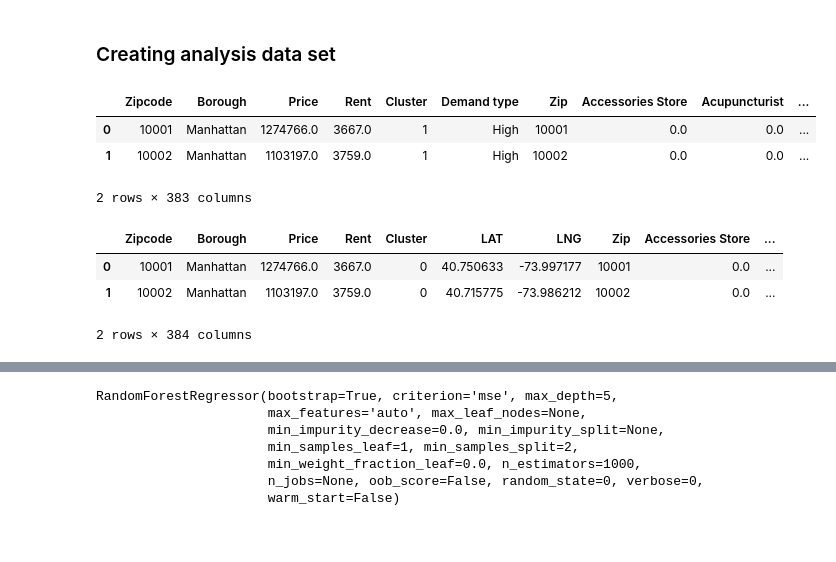
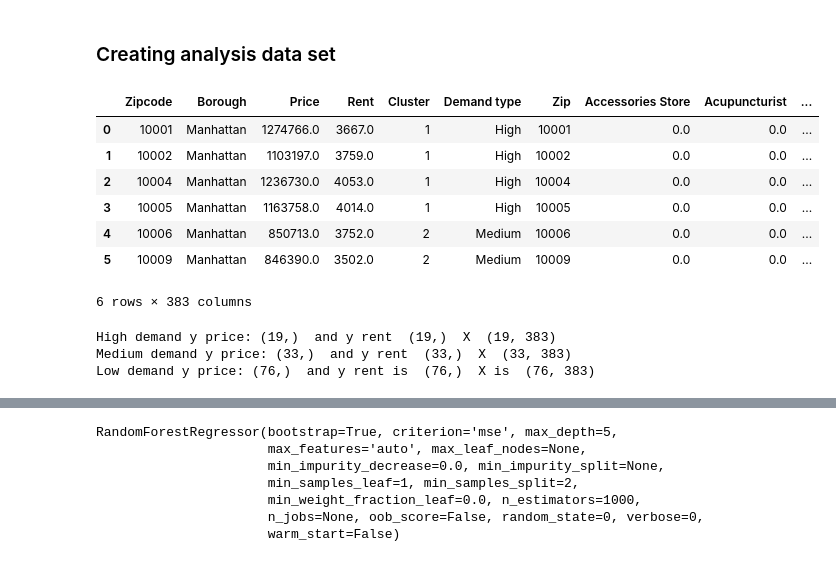
Before and after one commit to allaccountstaken/predicting_urban_home_values, a Jupyter notebook: Predicting Home Values Using Venues.ipynb, the cells around one changed output, grey strips where cells are left out. Cells and saved outputs as stored; diff of their text form; code cells hidden in the pictures.

Commit message:
complete general price and rent models

```diff
--- a/Predicting Home Values Using Venues.ipynb
+++ b/Predicting Home Values Using Venues.ipynb
@@ -527,9 +531,13 @@ df_nyc_grouped.shape
 ### Creating analysis data set
 # %%
 df_analysis_dataset = df_nyc_prices_rents.merge(df_nyc_grouped, left_on='Zipcode', right_on='Zip')
-df_analysis_dataset.head(2)
+df_analysis_dataset.head(6)
 # %% [output]
 |  | Zipcode | Borough | Price | Rent | Cluster | Demand type | Zip | Accessories Store | Acupuncturist | ... |
 | 0 | 10001 | Manhattan | 1274766.0 | 3667.0 | 1 | High | 10001 | 0.0 | 0.0 | ... |
 | 1 | 10002 | Manhattan | 1103197.0 | 3759.0 | 1 | High | 10002 | 0.0 | 0.0 | ... |
+| 2 | 10004 | Manhattan | 1236730.0 | 4053.0 | 1 | High | 10004 | 0.0 | 0.0 | ... |
+| 3 | 10005 | Manhattan | 1163758.0 | 4014.0 | 1 | High | 10005 | 0.0 | 0.0 | ... |
+| 4 | 10006 | Manhattan | 850713.0 | 3752.0 | 2 | Medium | 10006 | 0.0 | 0.0 | ... |
+| 5 | 10009 | Manhattan | 846390.0 | 3502.0 | 2 | Medium | 10009 | 0.0 | 0.0 | ... |
-2 rows × 383 columns
+6 rows × 383 columns
@@ -539,7 +543,0 @@ y_rent = df_analysis_dataset['Rent']
-# %%
-df_analysis_dataset.head(2)
-# %% [output]
-|  | Zipcode | Borough | Price | Rent | Cluster | LAT | LNG | Zip | Accessories Store | ... |
-| 0 | 10001 | Manhattan | 1274766.0 | 3667.0 | 0 | 40.750633 | -73.997177 | 10001 | 0.0 | ... |
-| 1 | 10002 | Manhattan | 1103197.0 | 3759.0 | 0 | 40.715775 | -73.986212 | 10002 | 0.0 | ... |
-2 rows × 384 columns
@@ -546 +558,9 @@ df_analysis_dataset.head(2)
+# %%
+print("High demand y price:", y_price_high.shape, " and y rent ", y_rent_high.shape, " X ", X_high.shape)
+print("Medium demand y price:", y_price_medium.shape, " and y rent ", y_rent_medium.shape, " X ", X_medium.shape)
+print("Low demand y price:", y_price_low.shape, " and y rent is ", y_rent_low.shape, " X is ", X_low.shape)
+# %% [output]
+High demand y price: (19,)  and y rent  (19,)  X  (19, 383)
+Medium demand y price: (33,)  and y rent  (33,)  X  (33, 383)
+Low demand y price: (76,)  and y rent is  (76,)  X is  (76, 383)
 # %%
```
Also changed, not shown: parts of 22 cells of this notebook, 5 other files.
